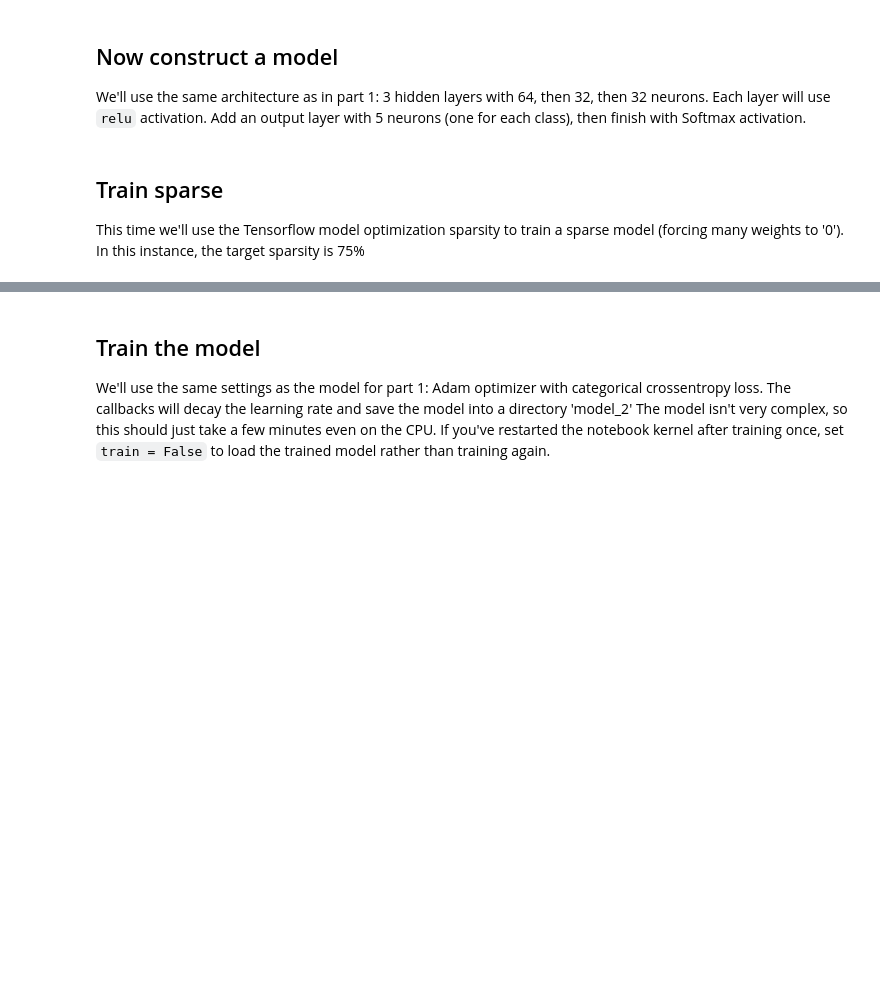
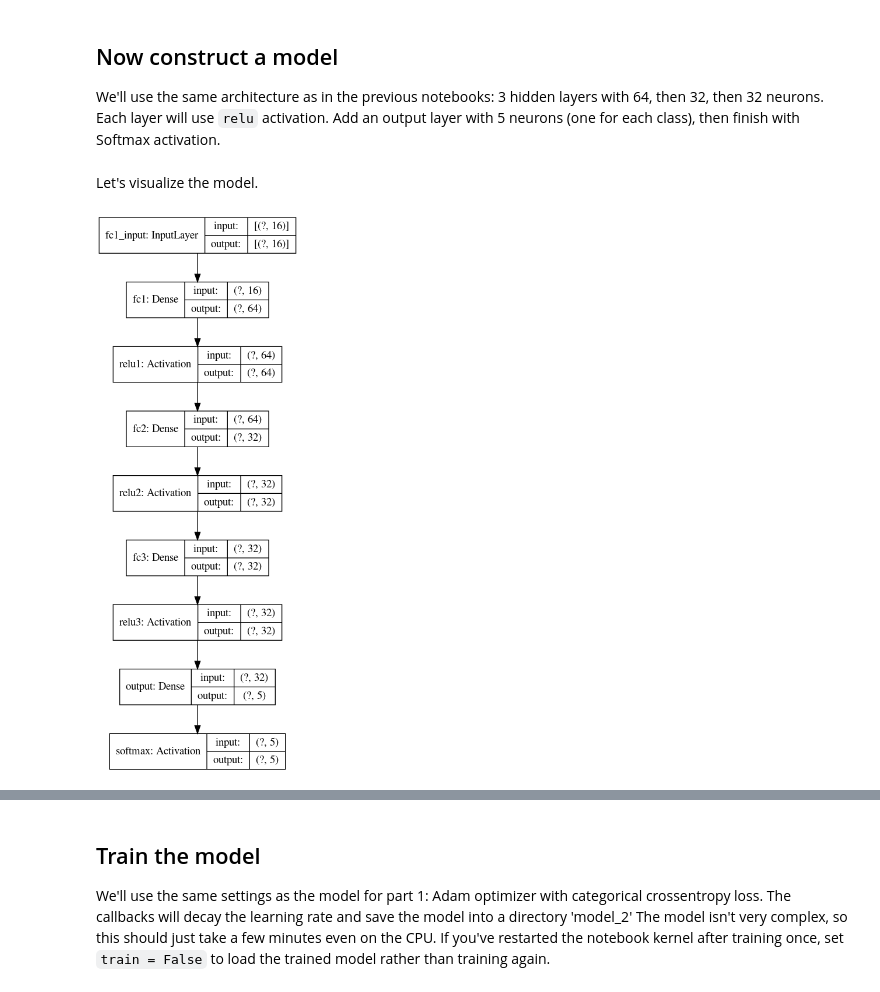
Before and after one commit to fastmachinelearning/hls4ml-tutorial, a Jupyter notebook: part3_compression.ipynb, the cells around one changed output, grey strips where cells are left out. Saved outputs shown, nothing was run; the diff lists cells and outputs as text; code cells hidden in the pictures; blank space fills up the shorter version.

Commit message:
Updated notebook runs

```diff
--- a/part3_compression.ipynb
+++ b/part3_compression.ipynb
@@ -85,8 +110,8 @@ y_test = np.load('y_test.npy')
 classes = np.load('classes.npy', allow_pickle=True)
 # %% [markdown]
 ## Now construct a model
-We'll use the same architecture as in part 1: 3 hidden layers with 64, then 32, then 32 neurons. Each layer will use `relu` activation.
-Add an output layer with 5 neurons (one for each class), then finish with Softmax activation.
+
+We'll use the same architecture as in the previous notebooks: 3 hidden layers with 64, then 32, then 32 neurons. Each layer will use `relu` activation. Add an output layer with 5 neurons (one for each class), then finish with Softmax activation.
 # %%
 from tensorflow.keras.models import Sequential
 from tensorflow.keras.layers import Dense, Activation, BatchNormalization
@@ -103,6 +128,9 @@ model.add(Dense(32, name='fc3', kernel_initializer='lecun_uniform', kernel_regul
 model.add(Activation(activation='relu', name='relu3'))
 model.add(Dense(5, name='output', kernel_initializer='lecun_uniform', kernel_regularizer=l1(0.0001)))
 model.add(Activation(activation='softmax', name='softmax'))
-# %% [markdown]
-## Train sparse
-This time we'll use the Tensorflow model optimization sparsity to train a sparse model (forcing many weights to '0'). In this instance, the target sparsity is 75%
+# %% [markdown]
+Let's visualize the model.
+# %%
+tf.keras.utils.plot_model(model, to_file='model.png', show_shapes=True, show_layer_names=True)
+# %% [output]
+[figure, added]
```
Also changed, not shown: parts of 17 cells of this notebook, 3 other files.
